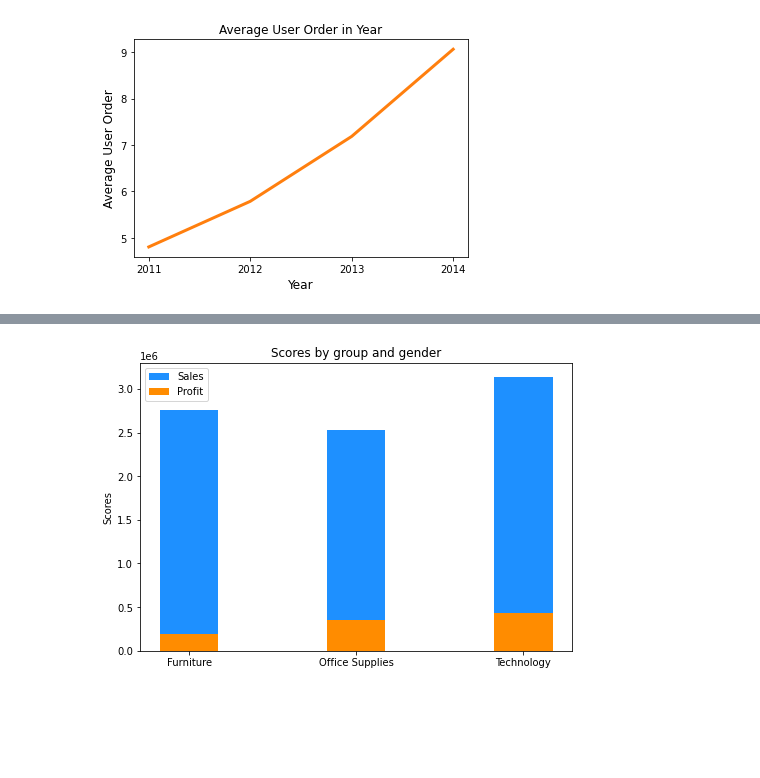
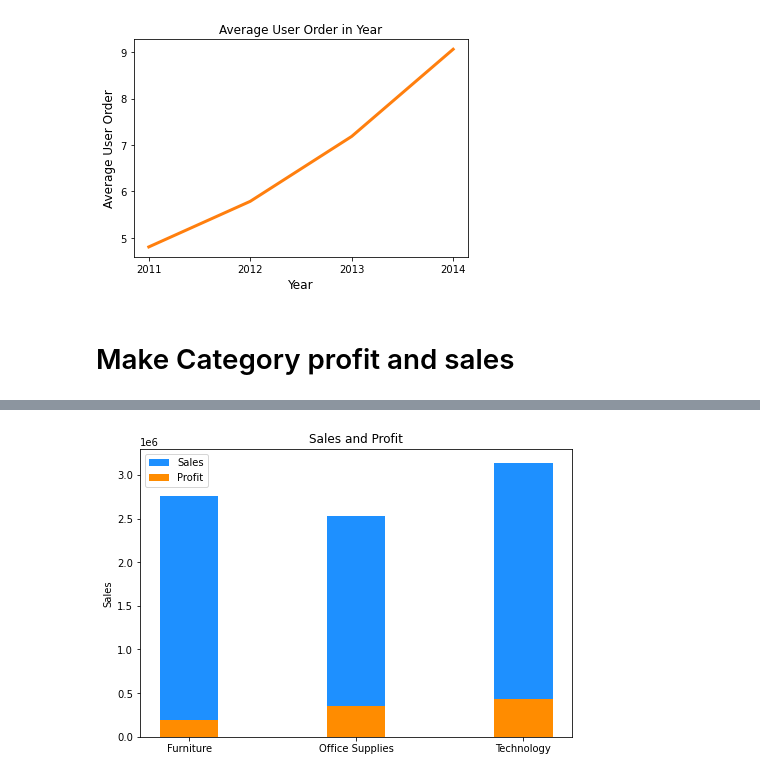
Before and after one commit to Joshfrederich/TechnoskillEZ, a Jupyter notebook: EZWIN.ipynb, the cells around one changed output, grey strips where cells are left out. Drawn from its saved outputs; the diff is of its cells as text; code cells hidden in the pictures; blank space fills up the shorter version.

```diff
--- a/EZWIN.ipynb
+++ b/EZWIN.ipynb
@@ -337,14 +321,8 @@ plt.ylabel('Average User Order',fontsize=12)
 plt.show()
 # %% [output]
 [figure]
-# %%
-import numpy as np
-import matplotlib.pyplot as plt
-N = 5
-menMeans = (20, 35, 30, 35, 27)
-womenMeans = (25, 32, 34, 20, 25)
-ind = np.arange(N) # the x locations for the groups
-width = 0.35
+# %% [markdown]
+# Make Category profit and sales
 # %%
 df_group = df.groupby(['Category'], as_index='Category').sum()
 df_group
@@ -357,14 +335,14 @@ df_group
 # %%
 fig=plt.figure()
 ax=fig.add_axes([0,0,1,1])
 ax.bar(df_group.index, df_group['Sales'], width, color='dodgerblue')
 ax.bar(df_group.index, df_group['Profit'], width, color='darkorange')
 
 
-ax.set_ylabel('Scores')
-ax.set_title('Scores by group and gender')
+ax.set_ylabel('Sales')
+ax.set_title('Sales and Profit')
 ax.set_xticks(df_group.index)
 ax.legend(labels=['Sales', 'Profit'])
 plt.show()
 # %% [output]
-[figure, old version]
+[figure, new version]
```
Also changed, not shown: parts of 17 cells of this notebook.
